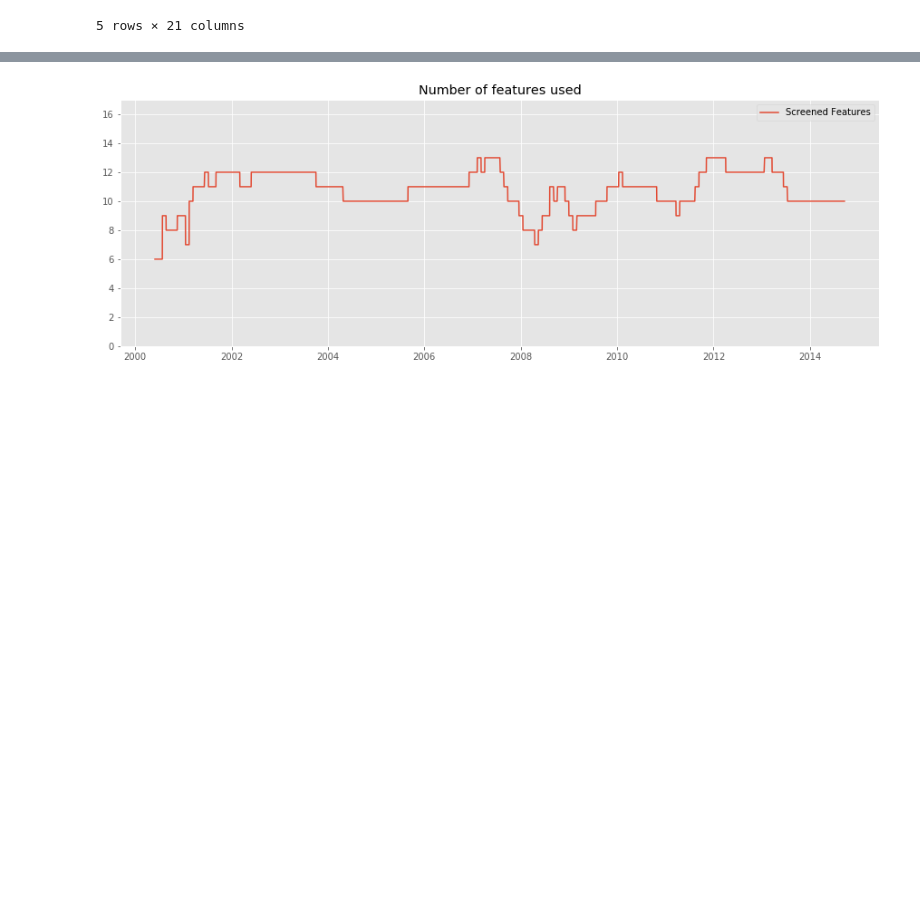
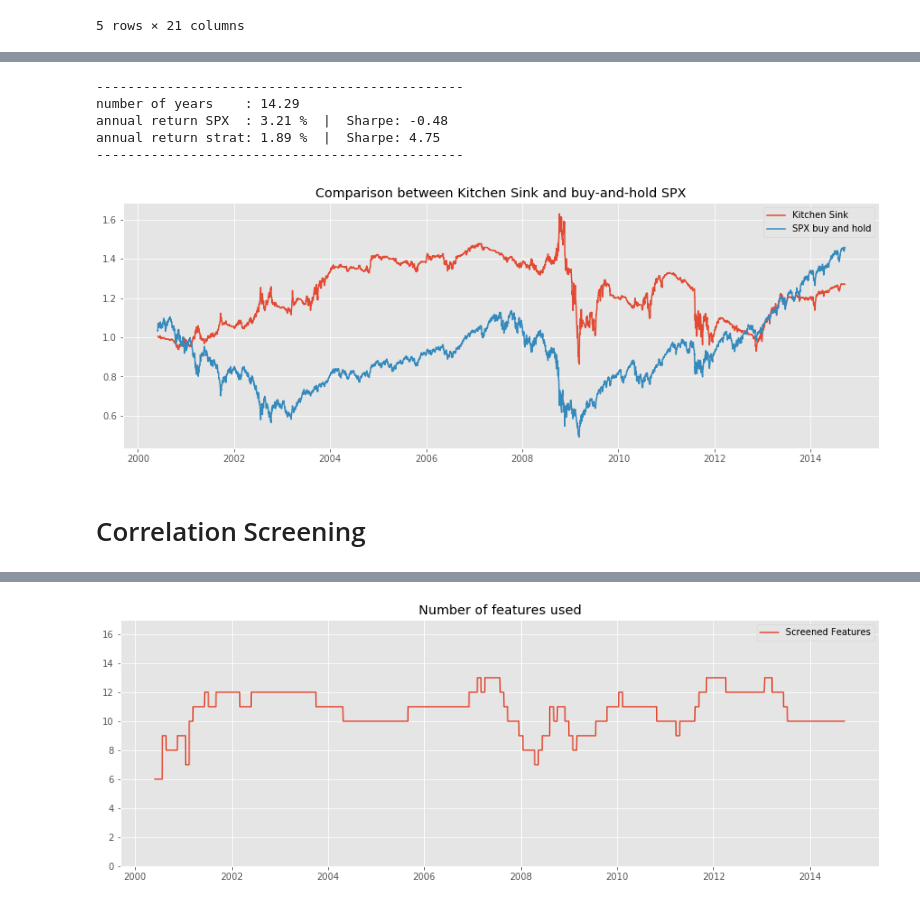
Before and after one commit to rmfeng/dsqfltproject, a Jupyter notebook: notebooks/corr_screening_regression.ipynb, the cells around one changed output, grey strips where cells are left out. Drawn from its saved outputs; the diff is of its cells as text; code cells hidden in the pictures; blank space fills up the shorter version.

```diff
--- a/notebooks/corr_screening_regression.ipynb
+++ b/notebooks/corr_screening_regression.ipynb
@@ -67,0 +89,13 @@ To register the converters:
+# %%
+# plot wealth
+
+tb.plot_wealth_KS(nbp)
+# %% [output]
+-----------------------------------------------
+number of years    : 14.29
+annual return SPX  : 3.21 %  |  Sharpe: -0.48
+annual return strat: 1.89 %  |  Sharpe: 4.75
+-----------------------------------------------
+[figure, added]
+# %% [markdown]
+# Correlation Screening
```
Also changed, not shown: parts of 8 cells of this notebook, 2 other files.
